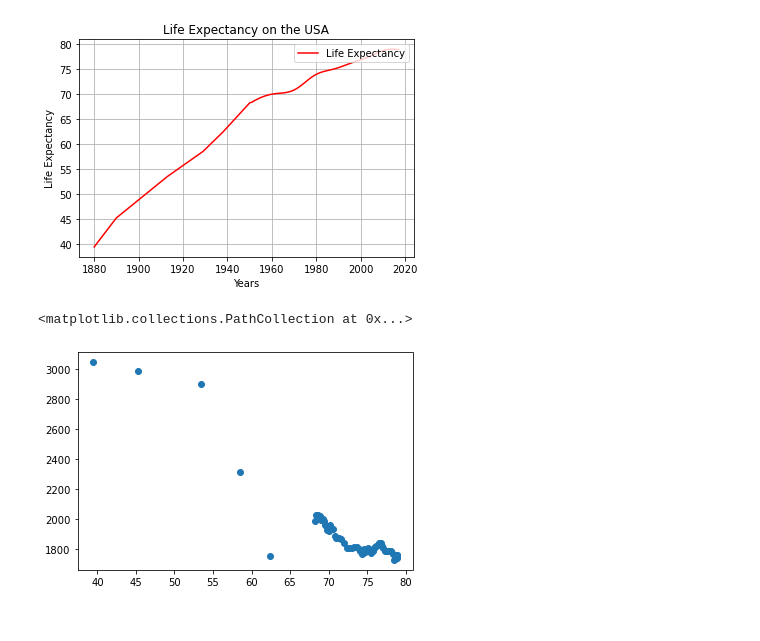
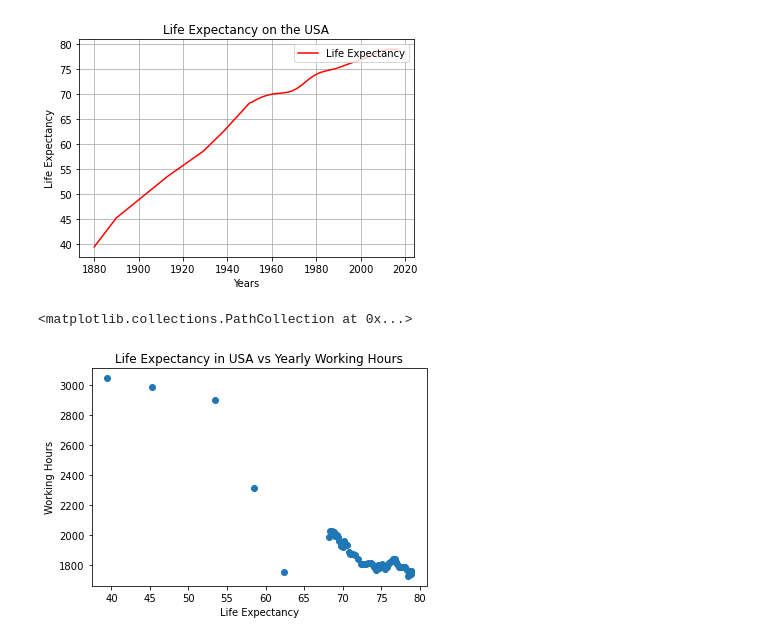
Before and after one commit to kkirstan/Quality-of-Life-vs.-Working-Hours-in-the-U.S., a Jupyter notebook: Quality of Life.ipynb, the cells around one changed output. Saved outputs shown, nothing was run; the diff lists cells and outputs as text; code cells hidden in the pictures.

```diff
--- a/Quality of Life.ipynb
+++ b/Quality of Life.ipynb
@@ -142,7 +142,11 @@ plt.grid()
 # %% [output]
 [figure]
-# %%
-plt.scatter(life_expectancy[:,], work_hours)
-# %% [output]
-<matplotlib.collections.PathCollection at 0x...>
-[figure, removed]
+# %%
+#Correlation between Life Expectancy and Working Hours
+plt.title("Life Expectancy in USA vs Yearly Working Hours")
+plt.ylabel("Working Hours")
+plt.xlabel("Life Expectancy")
+plt.scatter(life_expectancy[:,], work_hours)
+# %% [output]
+<matplotlib.collections.PathCollection at 0x...>
+[figure, added]
```
Also changed, not shown: parts of 18 cells of this notebook, 4 other files.
